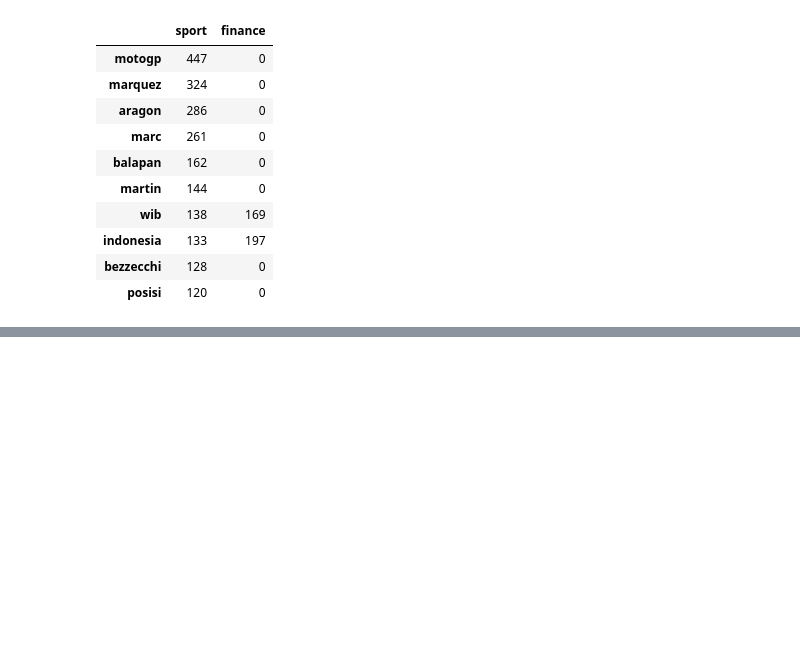
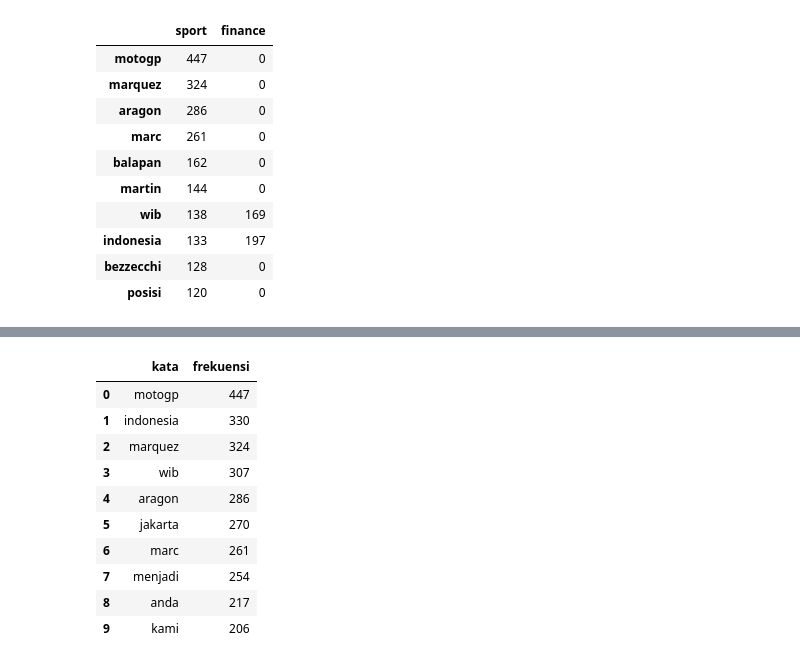
Before and after one commit to elpitaa/PPW, a Jupyter notebook: detik.ipynb, the cells around one changed output, grey strips where cells are left out. Cells and saved outputs as stored; diff of their text form; code cells hidden in the pictures; blank space fills up the shorter version.

```diff
--- a/detik.ipynb
+++ b/detik.ipynb
@@ -361,0 +395,82 @@ Kata yang paling sering muncul setelah stopword removal:
+# %%
+import re
+from collections import Counter
+
+import matplotlib.pyplot as plt
+import pandas as pd
+from IPython.display import display
+
+stopwords_id = {
+    "yang", "dan", "di", "ke", "dari", "ini", "itu", "untuk", "dengan",
+    "pada", "dalam", "atau", "juga", "akan", "ada", "sebagai", "lebih",
+    "sudah", "telah", "tidak", "karena", "oleh", "saat", "hingga", "dapat",
+    "bisa", "jadi", "para", "nya", "ia", "tak", "tersebut", "mereka",
+    "tautan", "disalin", "artikel", "baca", "saya", "selengkapnya", "detik",
+}
+
+# Analisis jumlah kata unik pada 200 artikel.
+# Simbol dibuang sebelum tokenisasi agar kata dihitung secara konsisten.
+def bersihkan_simbol(teks):
+    return re.sub(r"[^a-zA-ZÀ-ÿ\s]", " ", str(teks))
+
+
+def tokenisasi(teks):
+    teks_bersih = bersihkan_simbol(teks)
+    return re.findall(r"[a-zA-ZÀ-ÿ]{3,}", teks_bersih.lower())
+
+semua_token = tokenisasi(" ".join(dataset["isi_berita"].fillna("")))
+token_per_label = {
+    label: tokenisasi(" ".join(dataset.loc[dataset["label"] == label, "isi_berita"].fillna("")))
+    for label in ["sport", "finance"]
+}
+
+ringkasan_kosakata = pd.DataFrame([
+    {
+        "cakupan": "Semua artikel",
+        "jumlah_artikel": len(dataset),
+        "total_kemunculan_kata": len(semua_token),
+        "jumlah_kata_unik": len(set(semua_token)),
+    },
+    *[
+        {
+            "cakupan": label.title(),
+            "jumlah_artikel": int((dataset["label"] == label).sum()),
+            "total_kemunculan_kata": len(tokens),
+            "jumlah_kata_unik": len(set(tokens)),
+        }
+        for label, tokens in token_per_label.items()
+    ],
+])
+
+print("Ringkasan kata sebelum stopword removal:")
+display(ringkasan_kosakata)
+
+# Kata unik setelah stopword removal lebih representatif untuk melihat kosakata topik.
+token_tanpa_stopword = [kata for kata in semua_token if kata not in stopwords_id]
+token_tanpa_stopword_per_label = {
+    label: [kata for kata in tokens if kata not in stopwords_id]
+    for label, tokens in token_per_label.items()
+}
+
+ringkasan_setelah_stopword = pd.DataFrame([
+    {
+        "cakupan": "Semua artikel",
+        "total_kemunculan_kata": len(token_tanpa_stopword),
+        "jumlah_kata_unik": len(set(token_tanpa_stopword)),
+    },
+    *[
+        {
+            "cakupan": label.title(),
+            "total_kemunculan_kata": len(tokens),
+            "jumlah_kata_unik": len(set(tokens)),
+        }
+        for label, tokens in token_tanpa_stopword_per_label.items()
+    ],
+])
+
+print("Ringkasan kata setelah stopword removal:")
+display(ringkasan_setelah_stopword)
+
+print("10 kata unik paling sering muncul pada seluruh artikel setelah stopword removal:")
+display(pd.DataFrame(Counter(token_tanpa_stopword).most_common(10), columns=["kata", "frekuensi"]))
+# %% [output]
@@ -361,0 +488,11 @@ Kata yang paling sering muncul setelah stopword removal:
+|  | kata | frekuensi |
+| 0 | motogp | 447 |
+| 1 | indonesia | 330 |
+| 2 | marquez | 324 |
+| 3 | wib | 307 |
+| 4 | aragon | 286 |
+| 5 | jakarta | 270 |
+| 6 | marc | 261 |
+| 7 | menjadi | 254 |
+| 8 | anda | 217 |
+| 9 | kami | 206 |
```
Also changed, not shown: parts of 17 cells of this notebook, 7 other files.
